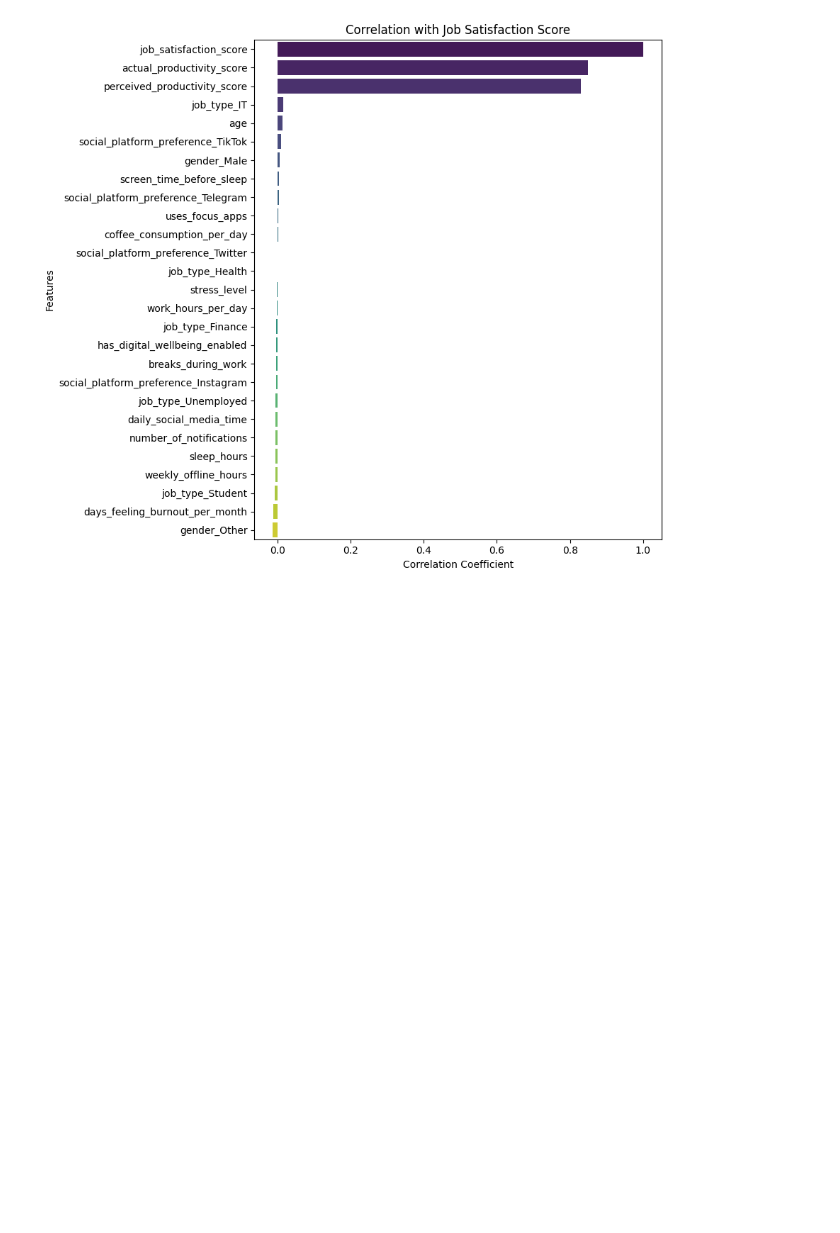
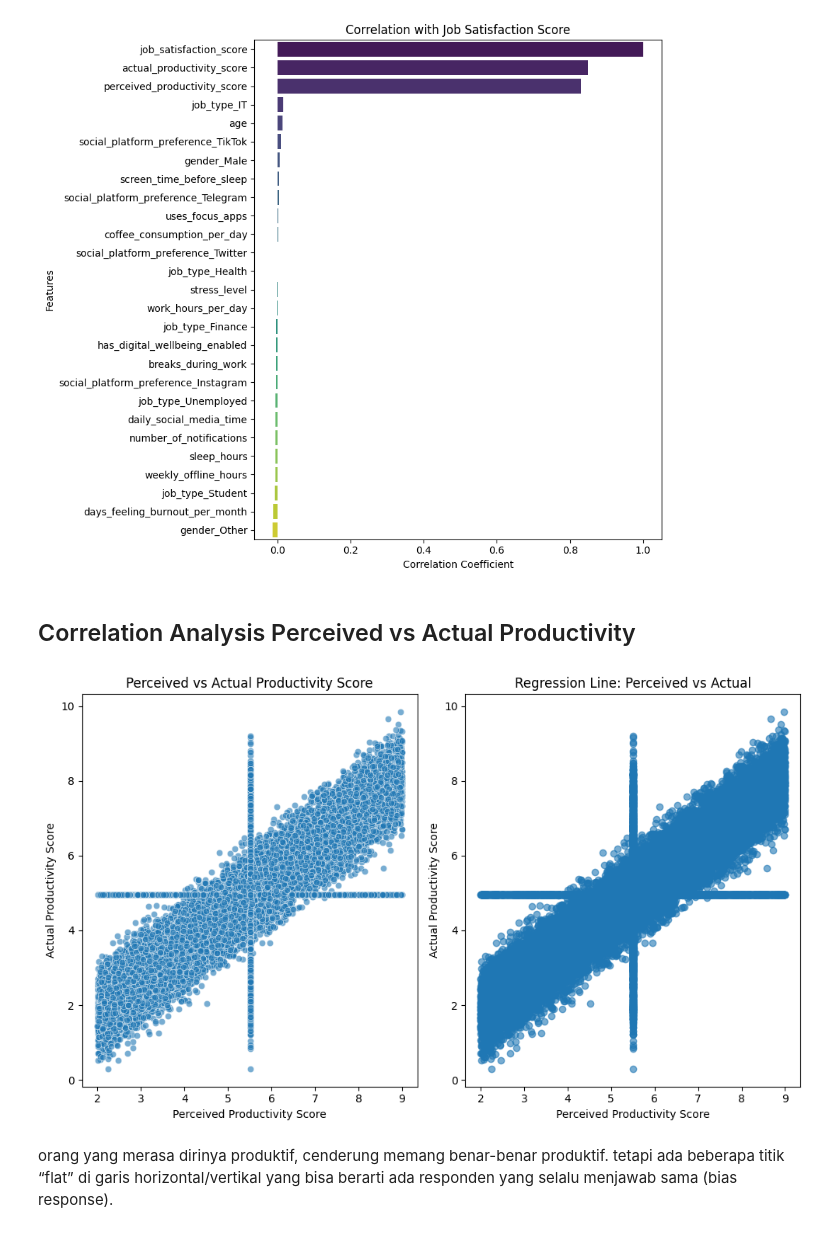
Before and after one commit to nabhylanr/Data-Mining, a Jupyter notebook: 8_tugas2_notebook.ipynb, the cells around one changed output. Drawn from its saved outputs; the diff is of its cells as text; code cells hidden in the pictures; blank space fills up the shorter version.

```diff
--- a/8_tugas2_notebook_nabhyla.ipynb
+++ b/8_tugas2_notebook.ipynb
@@ -385,3 +412,26 @@ plt.tight_layout()
 plt.show()
 # %% [output]
 [figure]
+# %% [markdown]
+Correlation Analysis Perceived vs Actual Productivity
+---
+# %%
+plt.figure(figsize=(10, 6))
+plt.subplot(1, 2, 1)
+sns.scatterplot(data=df, x='perceived_productivity_score', y='actual_productivity_score', alpha=0.6)
+plt.title('Perceived vs Actual Productivity Score')
+plt.xlabel('Perceived Productivity Score')
+plt.ylabel('Actual Productivity Score')
+
+plt.subplot(1, 2, 2)
+sns.regplot(data=df, x='perceived_productivity_score', y='actual_productivity_score', scatter_kws={'alpha':0.6})
+plt.title('Regression Line: Perceived vs Actual')
+plt.xlabel('Perceived Productivity Score')
+plt.ylabel('Actual Productivity Score')
+
+plt.tight_layout()
+plt.show()
+# %% [output]
+[figure, added]
+# %% [markdown]
+orang yang merasa dirinya produktif, cenderung memang benar-benar produktif. tetapi ada beberapa titik “flat” di garis horizontal/vertikal yang bisa berarti ada responden yang selalu menjawab sama (bias response).
```
Also changed, not shown: parts of 5 cells of this notebook, 2 other files.
